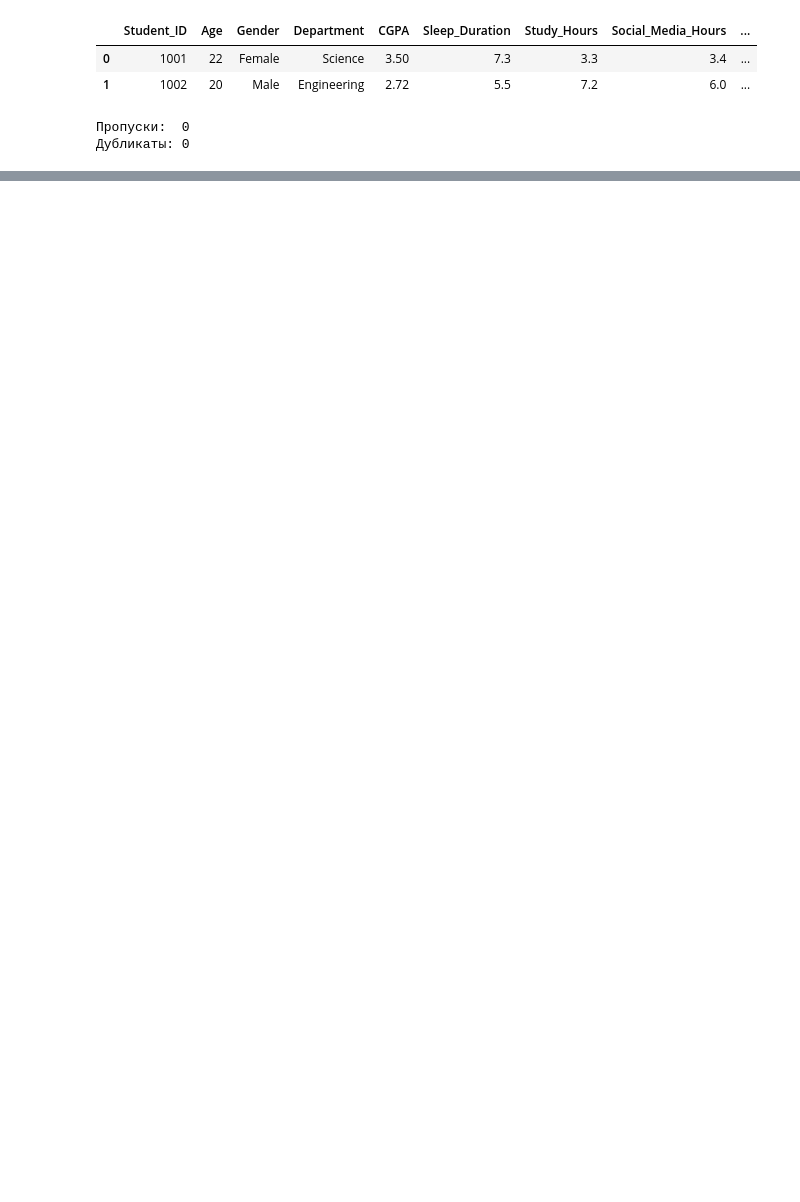
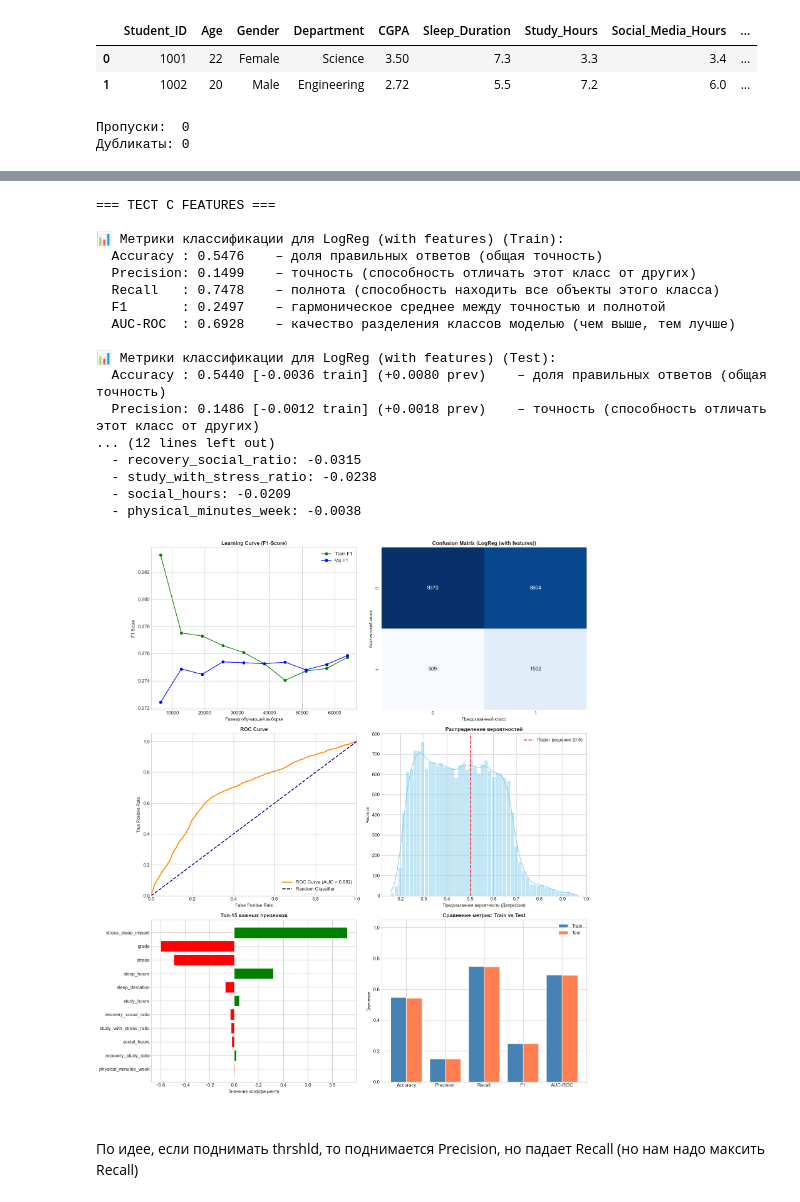
Before and after one commit to nevrozza/DataAnalysis, a Jupyter notebook: lab1/lab1.ipynb, the cells around one changed output, grey strips where cells are left out. Cells and saved outputs as stored; diff of their text form; code cells hidden in the pictures; blank space fills up the shorter version.

```diff
--- a/lab1/lab1.ipynb
+++ b/lab1/lab1.ipynb
@@ -374,10 +589,8 @@ def classification_task(x, y, name, use_poly=False, prev_metrics=None):
 x_class = df.drop(columns=['depression'])
 y_class = df['depression']
 
-base_class_metrics = classification_task(x_class, y_class, "LogReg Base", use_poly=False)
+print("\n=== ТЕСТ БЕЗ FEATURES ===")
 
-
-add_custom_features(x_class)
-poly_class_metrics = classification_task(x_class, y_class, "LogReg Poly", use_poly=False,
-                                         prev_metrics=base_class_metrics)
+base_class_metrics = classification_task(x_class, y_class, "LogReg Raw", use_poly=False, thrshld=0.45,
+                                         draw_results=False)
 # %% [output]
@@ -418,0 +614,28 @@ poly_class_metrics = classification_task(x_class, y_class, "LogReg Poly", use_po
+# %%
+print("\n=== ТЕСТ С FEATURES ===")
+
+add_custom_features(x_class)
+poly_class_metrics = classification_task(x_class, y_class, "LogReg (with features)", use_poly=False,
+                                         prev_metrics=base_class_metrics, thrshld=0.45)
+# %% [output]
+=== ТЕСТ С FEATURES ===
+
+📊 Метрики классификации для LogReg (with features) (Train):
+  Accuracy : 0.5476    – доля правильных ответов (общая точность)
+  Precision: 0.1499    – точность (способность отличать этот класс от других)
+  Recall   : 0.7478    – полнота (способность находить все объекты этого класса)
+  F1       : 0.2497    – гармоническое среднее между точностью и полнотой
+  AUC-ROC  : 0.6928    – качество разделения классов моделью (чем выше, тем лучше)
+
+📊 Метрики классификации для LogReg (with features) (Test):
+  Accuracy : 0.5440 [-0.0036 train] (+0.0080 prev)    – доля правильных ответов (общая точность)
+  Precision: 0.1486 [-0.0012 train] (+0.0018 prev)    – точность (способность отличать этот класс от других)
+... (12 lines left out)
+  - recovery_social_ratio: -0.0315
+  - study_with_stress_ratio: -0.0238
+  - social_hours: -0.0209
+  - physical_minutes_week: -0.0038
+[figure, added]
+# %% [markdown]
+###
+По идее, если поднимать thrshld, то поднимается Precision, но падает Recall (но нам надо максить Recall)
```
Also changed, not shown: parts of 30 cells of this notebook, 2 other files.
